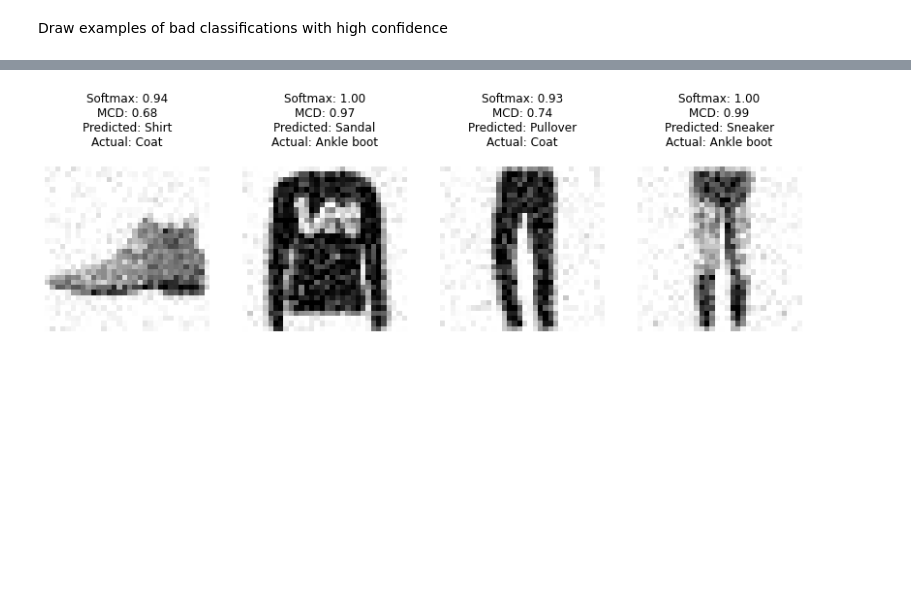
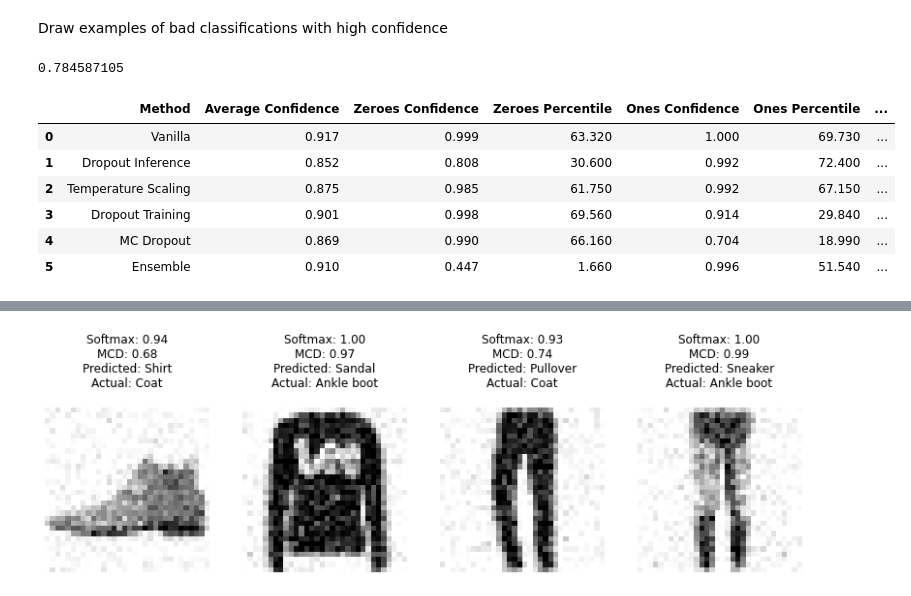
Before and after one commit to vlasakjiri/uncertainty-estimations, a Jupyter notebook: classification-fmnist.ipynb, the cells around one changed output, grey strips where cells are left out. Drawn from its saved outputs; the diff is of its cells as text; code cells hidden in the pictures; blank space fills up the shorter version.

```diff
--- a/classification-fmnist.ipynb
+++ b/classification-fmnist.ipynb
@@ -197,0 +216,7 @@ progress_model_ensemble_rand = utils.model.run_validation(
+# %%
+correct = [0]*len(progress_model_mnist.max_probs) + [1] * len(progress_model.max_probs)
+probs = np.concatenate((progress_model_mnist.max_probs, progress_model.max_probs))
+curve = utils.metrics.compute_model_stats(correct, probs, "zadar")
+curve["auroc"]
+# %% [output]
+0.784587105
@@ -198,3 +228,13 @@ progress_model_ensemble_rand = utils.model.run_validation(
+# %%
+df
+# %% [output]
+|  | Method | Average Confidence | Zeroes Confidence | Zeroes Percentile | Ones Confidence | Ones Percentile | ... |
+| 0 | Vanilla | 0.917 | 0.999 | 63.320 | 1.000 | 69.730 | ... |
+| 1 | Dropout Inference | 0.852 | 0.808 | 30.600 | 0.992 | 72.400 | ... |
+| 2 | Temperature Scaling | 0.875 | 0.985 | 61.750 | 0.992 | 67.150 | ... |
+| 3 | Dropout Training | 0.901 | 0.998 | 69.560 | 0.914 | 29.840 | ... |
+| 4 | MC Dropout | 0.869 | 0.990 | 66.160 | 0.704 | 18.990 | ... |
+| 5 | Ensemble | 0.910 | 0.447 | 1.660 | 0.996 | 51.540 | ... |
 # %%
 import pandas as pd
 df = pd.DataFrame()
```
Also changed, not shown: parts of 4 cells of this notebook.
